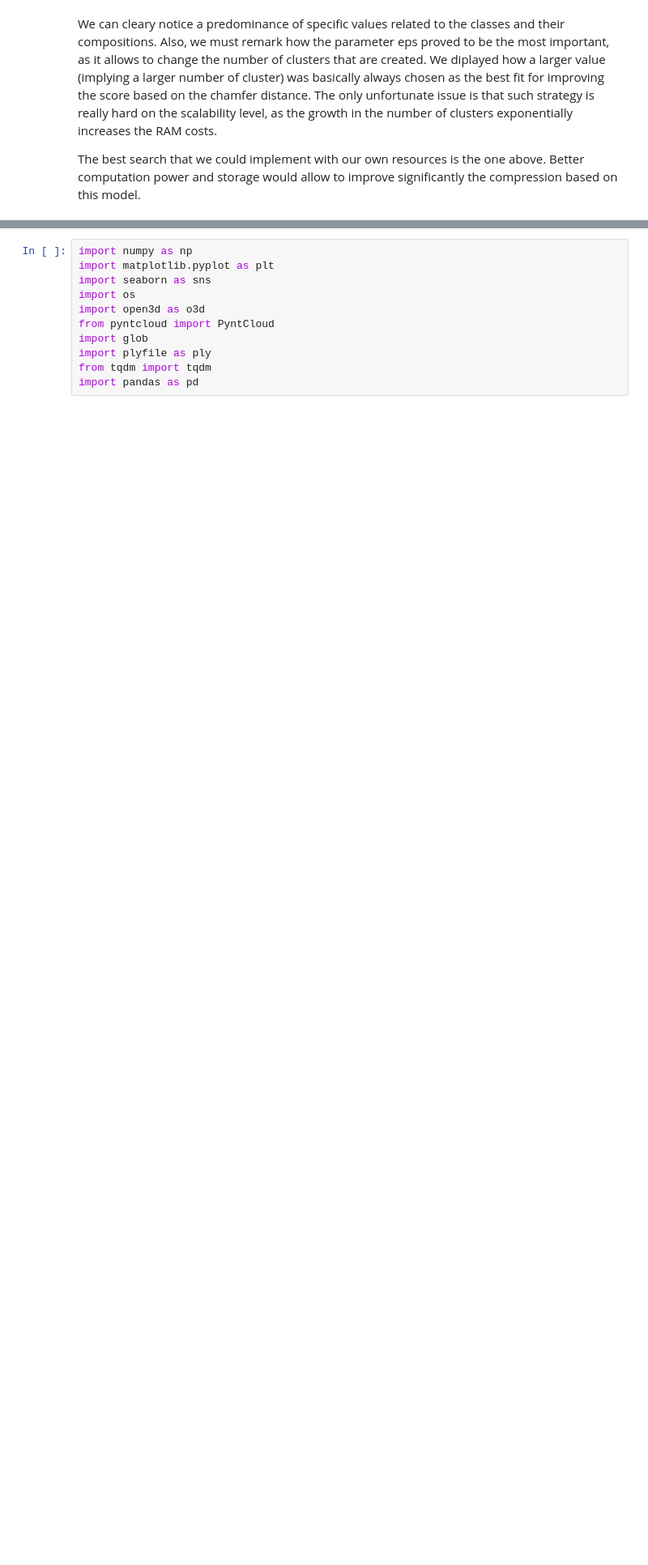
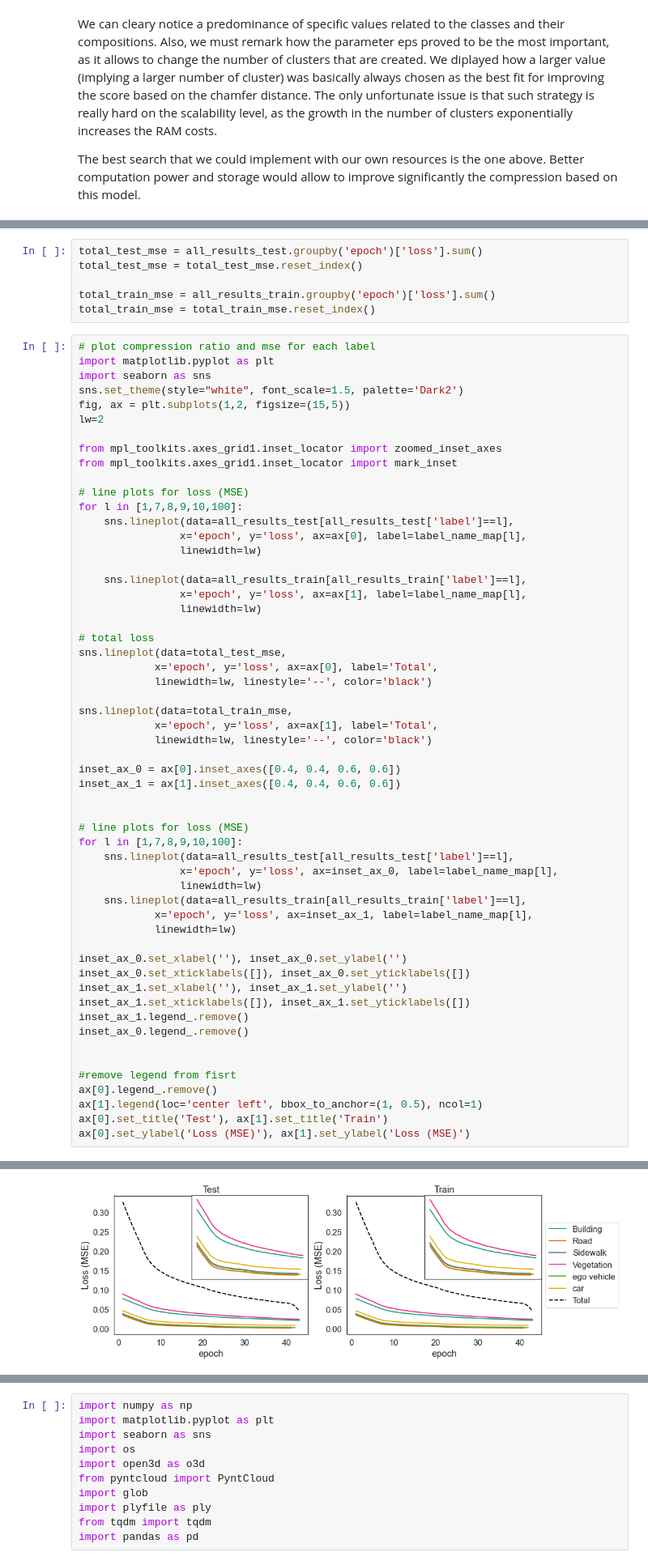
Before and after one commit to nicolezattarin/PointCloudCompression, a Jupyter notebook: 3DAR_Project.ipynb, the cells around one changed output, grey strips where cells are left out. Shown at 81% size. Cells and saved outputs as stored; diff of their text form; blank space fills up the shorter version.

```diff
--- a/3DAR_Project.ipynb
+++ b/3DAR_Project.ipynb
@@ -899,0 +1585,63 @@ The best search that we could implement with our own resources is the one above.
+# %%
+total_test_mse = all_results_test.groupby('epoch')['loss'].sum()
+total_test_mse = total_test_mse.reset_index()
+
+total_train_mse = all_results_train.groupby('epoch')['loss'].sum()
+total_train_mse = total_train_mse.reset_index()
+# %%
+# plot compression ratio and mse for each label
+import matplotlib.pyplot as plt
+import seaborn as sns
+sns.set_theme(style="white", font_scale=1.5, palette='Dark2')
+fig, ax = plt.subplots(1,2, figsize=(15,5))
+lw=2
+
+from mpl_toolkits.axes_grid1.inset_locator import zoomed_inset_axes
+from mpl_toolkits.axes_grid1.inset_locator import mark_inset
+
+# line plots for loss (MSE)
+for l in [1,7,8,9,10,100]:
+    sns.lineplot(data=all_results_test[all_results_test['label']==l],
+                x='epoch', y='loss', ax=ax[0], label=label_name_map[l],
+                linewidth=lw)
+
+    sns.lineplot(data=all_results_train[all_results_train['label']==l],
+                x='epoch', y='loss', ax=ax[1], label=label_name_map[l],
+                linewidth=lw)
+
+# total loss
+sns.lineplot(data=total_test_mse,
+            x='epoch', y='loss', ax=ax[0], label='Total',
+            linewidth=lw, linestyle='--', color='black')
+
+sns.lineplot(data=total_train_mse,
+            x='epoch', y='loss', ax=ax[1], label='Total',
+            linewidth=lw, linestyle='--', color='black')
+
+inset_ax_0 = ax[0].inset_axes([0.4, 0.4, 0.6, 0.6])
+inset_ax_1 = ax[1].inset_axes([0.4, 0.4, 0.6, 0.6])
+
+
+# line plots for loss (MSE)
+for l in [1,7,8,9,10,100]:
+    sns.lineplot(data=all_results_test[all_results_test['label']==l],
+                x='epoch', y='loss', ax=inset_ax_0, label=label_name_map[l],
+                linewidth=lw)
+    sns.lineplot(data=all_results_train[all_results_train['label']==l],
+            x='epoch', y='loss', ax=inset_ax_1, label=label_name_map[l],
+            linewidth=lw)
+
+inset_ax_0.set_xlabel(''), inset_ax_0.set_ylabel('')
+inset_ax_0.set_xticklabels([]), inset_ax_0.set_yticklabels([])
+inset_ax_1.set_xlabel(''), inset_ax_1.set_ylabel('')
+inset_ax_1.set_xticklabels([]), inset_ax_1.set_yticklabels([])
+inset_ax_1.legend_.remove()
+inset_ax_0.legend_.remove()
+
+
+#remove legend from fisrt
+ax[0].legend_.remove()
+ax[1].legend(loc='center left', bbox_to_anchor=(1, 0.5), ncol=1)
+ax[0].set_title('Test'), ax[1].set_title('Train')
+ax[0].set_ylabel('Loss (MSE)'), ax[1].set_ylabel('Loss (MSE)')
+# %% [output]
@@ -899,0 +1649 @@ The best search that we could implement with our own resources is the one above.
+[figure, added]
```
Also changed, not shown: parts of 43 cells of this notebook, 47 other files.
